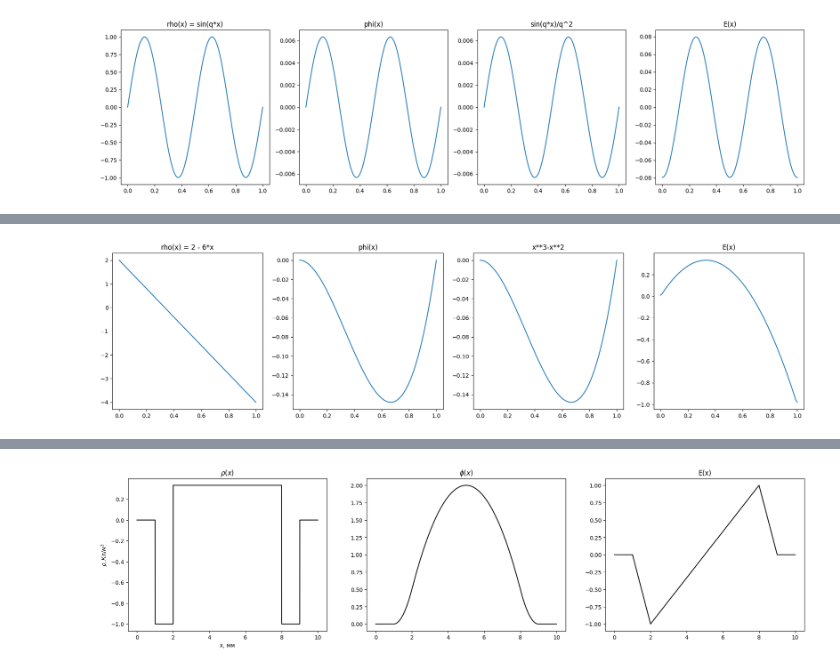
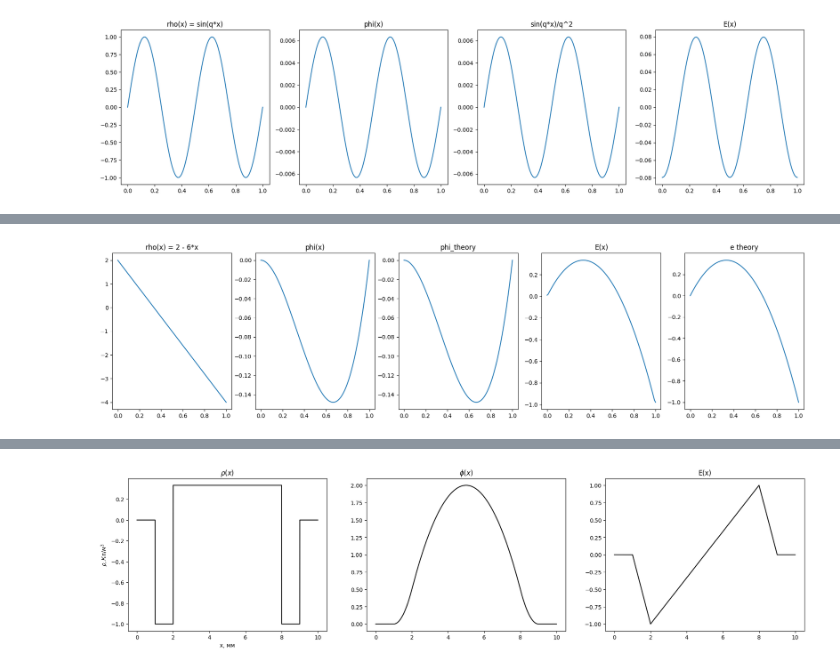
Before and after one commit to setupishe/PlasmaPython, a Jupyter notebook: testing_poisson.ipynb, the cells around one changed output, grey strips where cells are left out. Cells and saved outputs as stored; diff of their text form; code cells hidden in the pictures.

```diff
--- a/testing_poisson.ipynb
+++ b/testing_poisson.ipynb
@@ -32,0 +33,2 @@ from matplotlib import pyplot as plt
+# %%
+nodes.rho *= 0
@@ -59,19 +73,24 @@ nodes.rho = -(6*grid-2)
 calc_fields(nodes, h, 1, periodic=True)
 # %%
 theory = grid**3 - grid**2
+# %%
+e_theory = -3*grid**2 + 2*grid
 # %%
-fig, ax = plt.subplots(1, 4)
+fig, ax = plt.subplots(1, 5)
 ax[0].plot(grid, nodes.rho)
 ax[0].set_title('rho(x) = 2 - 6*x')
 ax[1].plot(grid, nodes.phi)
 ax[1].set_title('phi(x)')
 ax[2].plot(grid, theory)
-ax[2].set_title('x**3-x**2')
+ax[2].set_title('phi_theory')
 
 ax[3].plot(grid, nodes.E)
 ax[3].set_title('E(x)')
 
+ax[4].plot(grid, e_theory)
+ax[4].set_title('e theory')
+
 fig.set_size_inches((22, 5))
 %matplotlib inline
 # %% [output]
-[figure, old version]
+[figure, new version]
```
Also changed, not shown: parts of 8 cells of this notebook, 22 other files.
